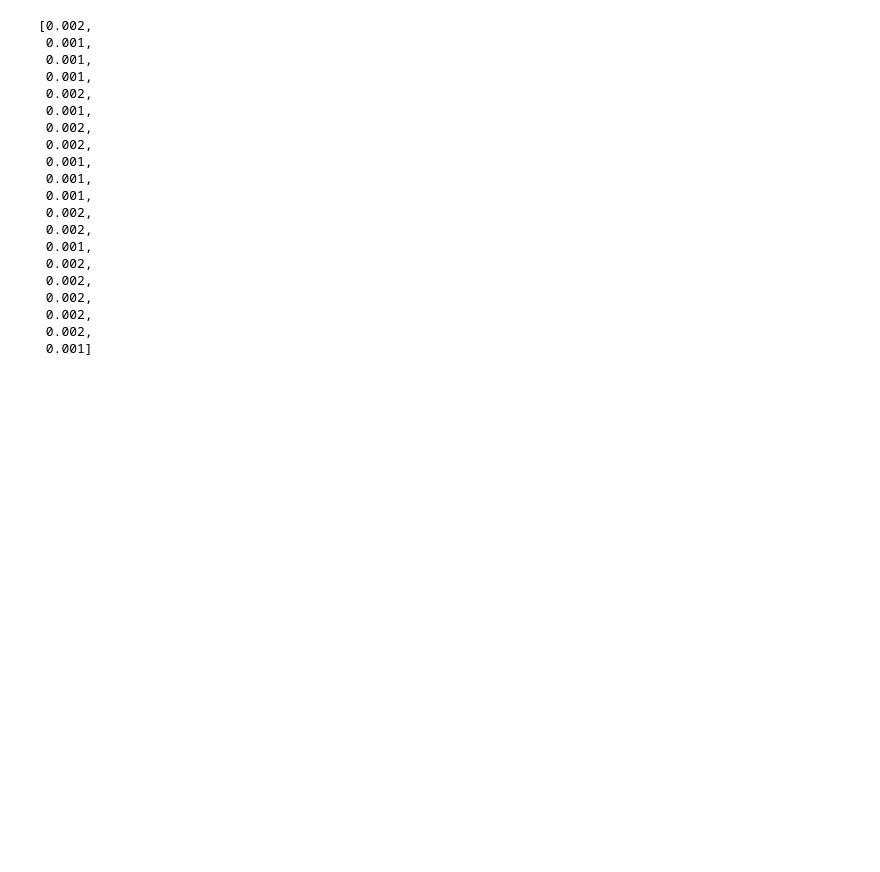
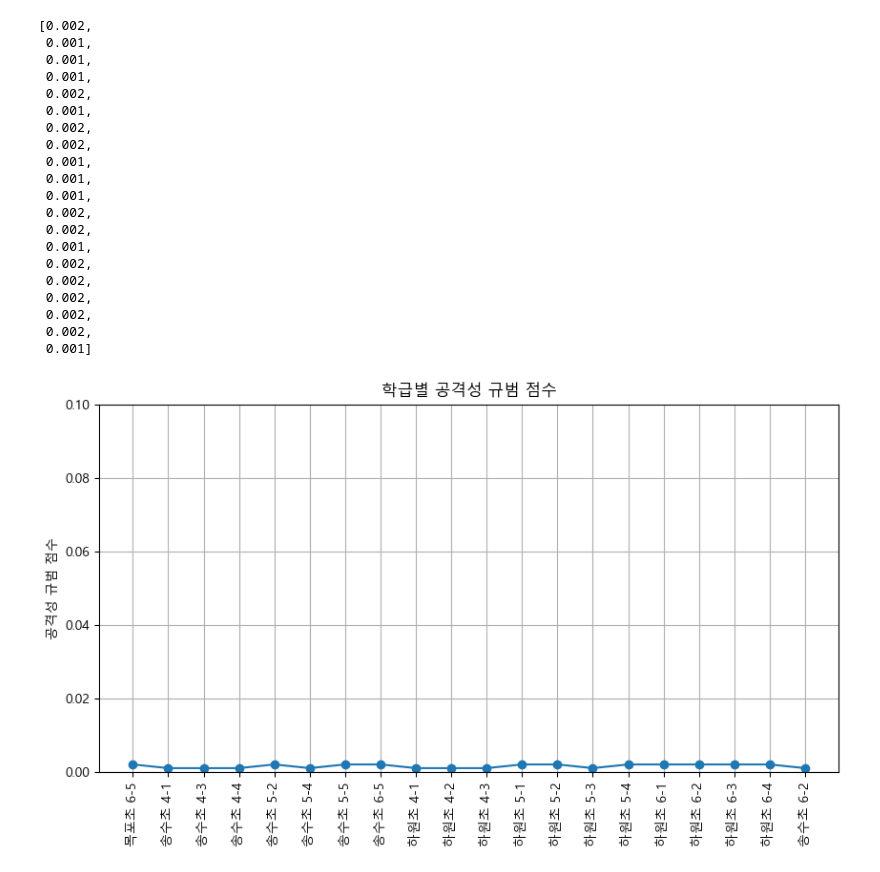
Before and after one commit to Byumin/peer, a Jupyter notebook: class_score.ipynb, the cells around one changed output. Saved outputs shown, nothing was run; the diff lists cells and outputs as text; code cells hidden in the pictures; blank space fills up the shorter version.

```diff
--- a/class_score.ipynb
+++ b/class_score.ipynb
@@ -6,7 +6,7 @@ from pathlib import Path
 import re
 
 # 현장데이터 폴더 경로 지정
-base_path = Path(r"C:\Users\qndba\peer\현장데이터")
+base_path = Path(r"C:\Users\USER\peer\현장데이터")
 def extract_class_number(path):
     match = re.search(r'class_(\d+)', path.stem)
     return int(match.group(1)) if match else float('inf')
@@ -379,3 +380,47 @@ aggression_score
  0.002,
  0.002,
  0.001]
+# %%
+import pandas as pd
+import matplotlib.pyplot as plt
+import matplotlib.pyplot as plt
+plt.rcParams['font.family'] = 'Malgun Gothic'  # 윈도우 기본 한글 폰트
+
+class_index = [
+    "목포초 6-5",
+    "송수초 4-1",
+    "송수초 4-3",
+    "송수초 4-4",
+    "송수초 5-2",
+    "송수초 5-4",
+    "송수초 5-5",
+    "송수초 6-5",
+    "하원초 4-1",
+    "하원초 4-2",
+    "하원초 4-3",
+    "하원초 5-1",
+    "하원초 5-2",
+    "하원초 5-3",
+    "하원초 5-4",
+    "하원초 6-1",
+    "하원초 6-2",
+    "하원초 6-3",
+    "하원초 6-4",
+    "송수초 6-2"]
+
+
+# 데이터프레임으로 변환
+score_df = pd.DataFrame(status_scores)
+
+# 시각화
+plt.figure(figsize=(10, 5))
+plt.plot(class_index, aggression_score, marker='o')
+plt.xlabel("")
+plt.ylabel("공격성 규범 점수")
+plt.ylim(0,0.1)
+plt.title("학급별 공격성 규범 점수")
+plt.xticks(rotation=90)
+plt.grid(True)
+plt.show()
+# %% [output]
+[figure, added]
```
Also changed, not shown: parts of 7 cells of this notebook, 4 other files.
